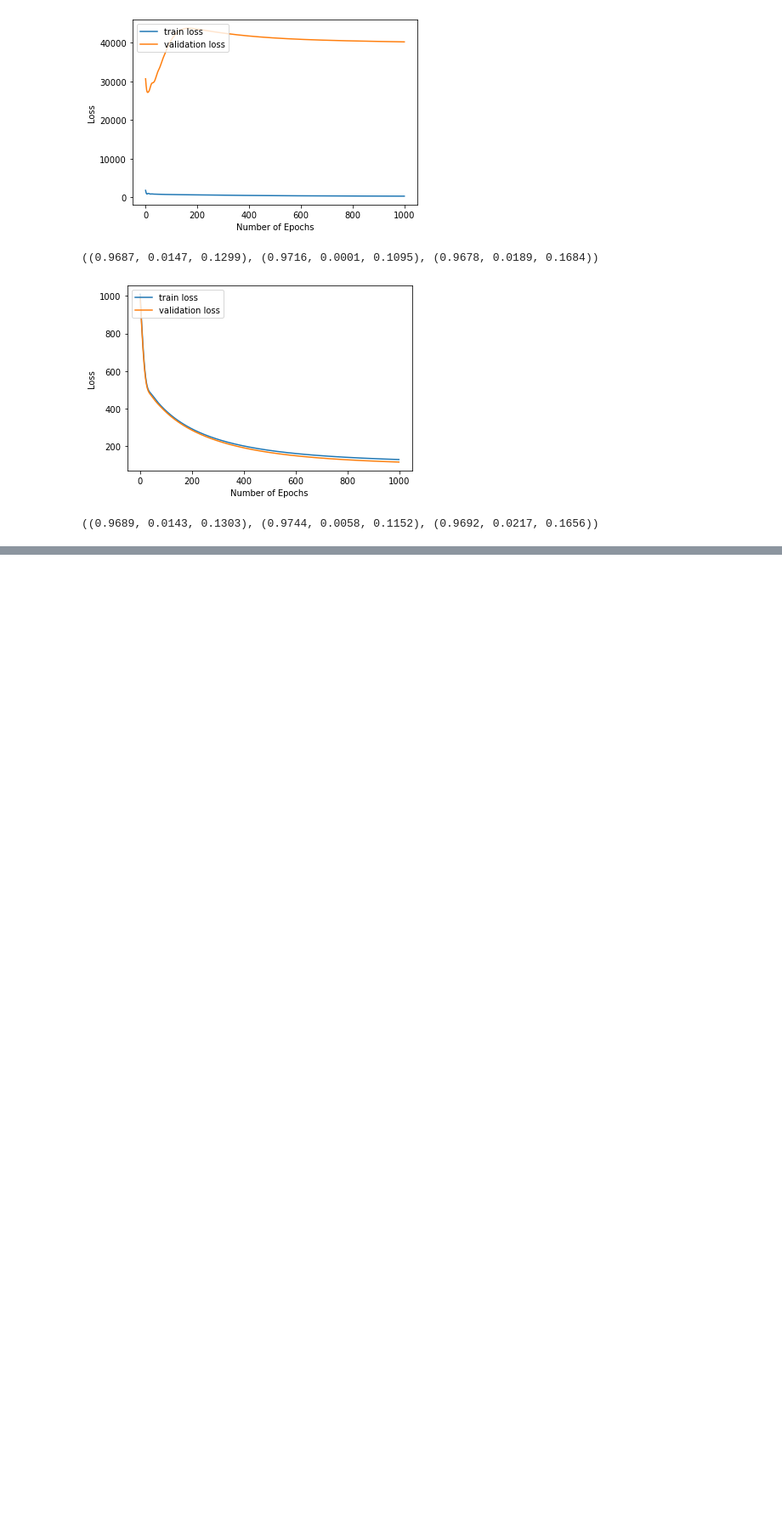
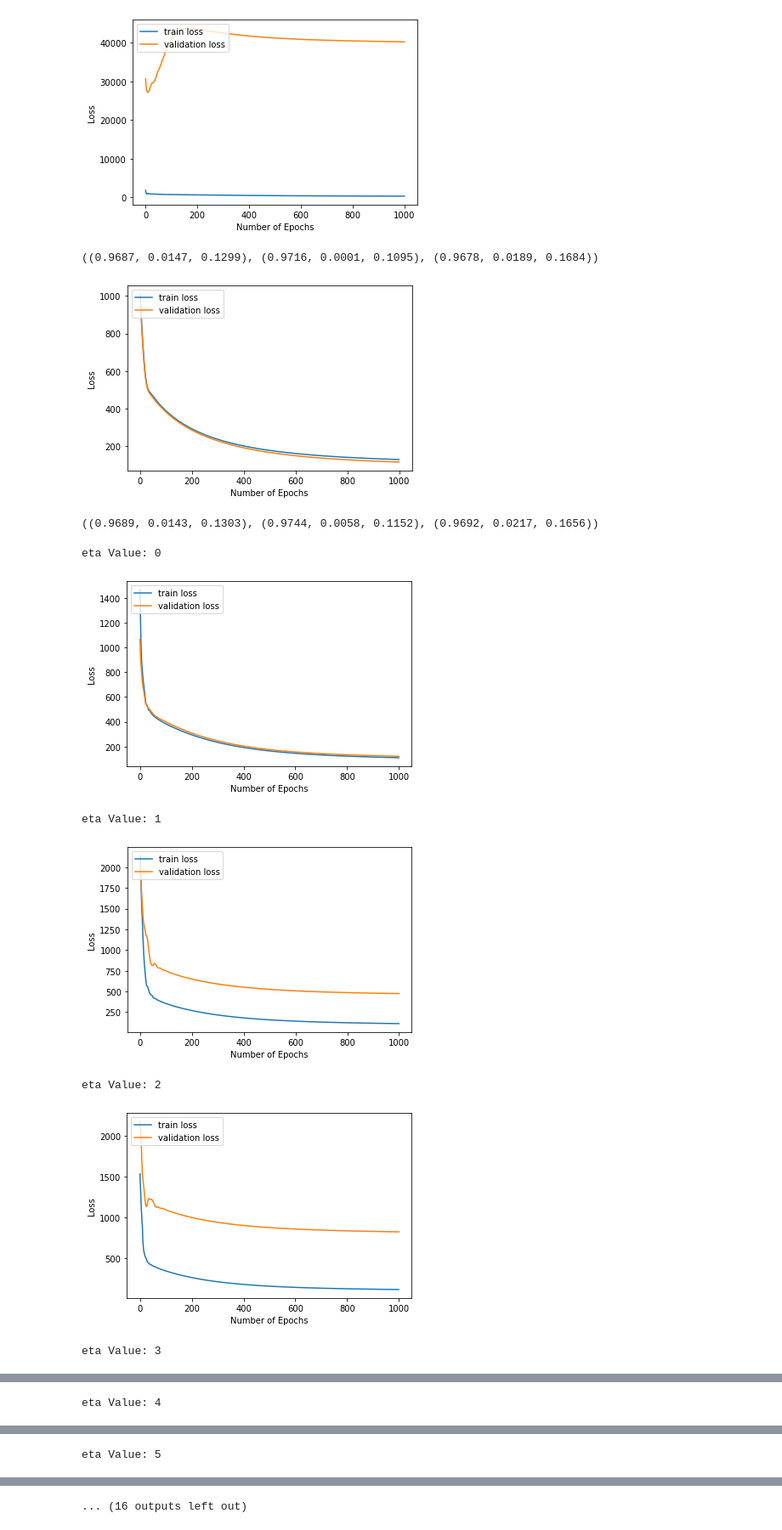
Before and after one commit to TZstatsADS/ads-spring-2022-prj4-group-10-1, a Jupyter notebook: doc/A5_final.ipynb, the cells around one changed output, grey strips where cells are left out. Shown at 85% size. Cells and saved outputs as stored; diff of their text form; code cells hidden in the pictures; blank space fills up the shorter version.

```diff
--- a/doc/A5_final.ipynb
+++ b/doc/A5_final.ipynb
@@ -566,0 +634,21 @@ PR_0.fit(Xa_train, ya_train, Xc_train, yc_train, Xa_valid, ya_valid,
+# %%
+eta_value_IV = [0, 1, 2, 3, 4, 5, 6, 8, 10, 15, 20, 30, 50, 100]
+evalu_IV = list()
+evalu_valid_IV = list()
+evalu_test_IV = list()
+for i in range(0, len(eta_value_IV)):
+    print("eta Value: %d" % eta_value_IV[i])
+    PR_IV = PRLR(eta = eta_value_IV[i], epochs = 1000, lr = 0.01)
+    eva_IV, eva_valid_IV, eva_test_IV = PR_IV.fit(X_a_train, y_a_train, X_c_train, y_c_train, X_a_valid, y_a_valid,
+                                              X_c_valid, y_c_valid, X_a_test, y_a_test, X_c_test, y_c_test)
+    evalu_IV.append(eva_I)
+    evalu_valid_IV.append(eva_valid_IV)
+    evalu_test_IV.append(eva_test_IV)
+# %% [output]
+eta Value: 0
+[figure, added]
+eta Value: 1
+[figure, added]
+eta Value: 2
+[figure, added]
+eta Value: 3
@@ -566,0 +656 @@ PR_0.fit(Xa_train, ya_train, Xc_train, yc_train, Xa_valid, ya_valid,
+eta Value: 4
@@ -566,0 +658 @@ PR_0.fit(Xa_train, ya_train, Xc_train, yc_train, Xa_valid, ya_valid,
+eta Value: 5
@@ -566,0 +660 @@ PR_0.fit(Xa_train, ya_train, Xc_train, yc_train, Xa_valid, ya_valid,
+... (16 outputs left out)
```
Also changed, not shown: parts of 19 cells of this notebook.
